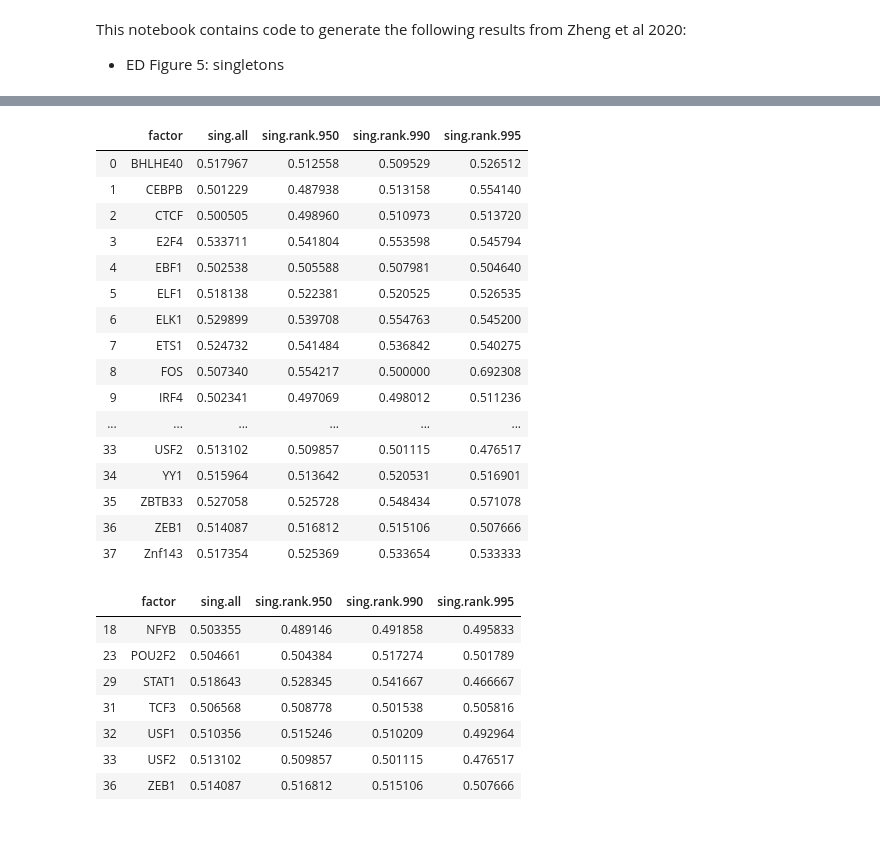
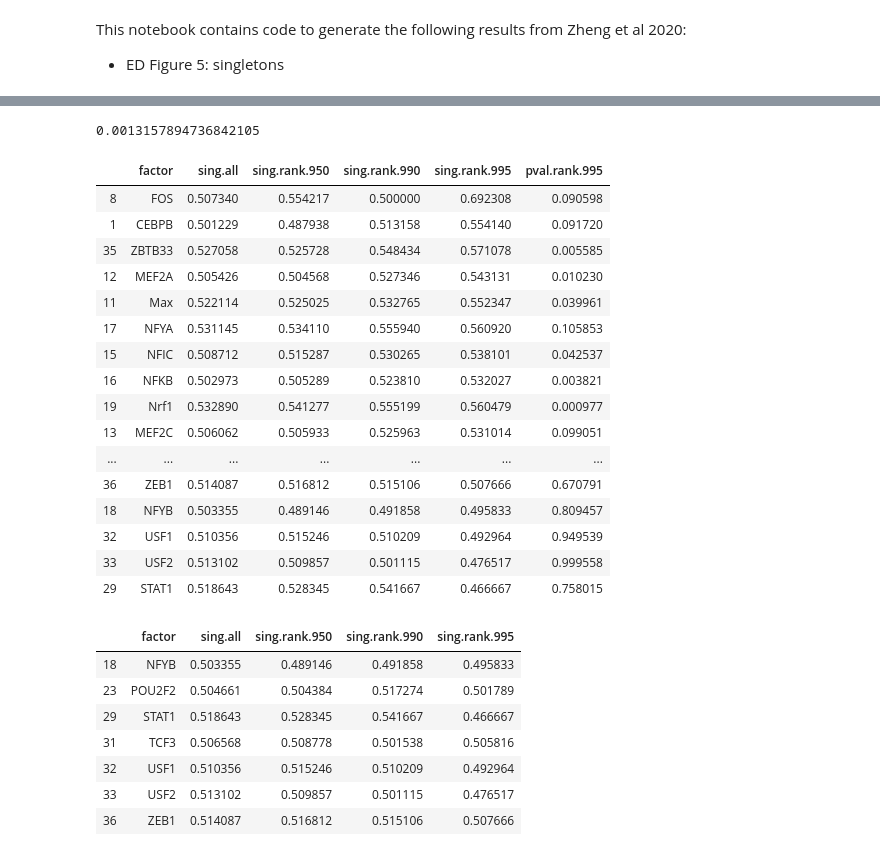
Before and after one commit to gymreklab/agent-bind-analyses, a Jupyter notebook: Figures-publish/AgentBind-ED-Figure5-Publish.ipynb, the cells around one changed output, grey strips where cells are left out. Drawn from its saved outputs; the diff is of its cells as text; code cells hidden in the pictures.

```diff
--- a/Figures-publish/AgentBind-ED-Figure5-Publish.ipynb
+++ b/Figures-publish/AgentBind-ED-Figure5-Publish.ipynb
@@ -100,26 +100,30 @@ for i in range(len(rank_perc)):
 results = pd.DataFrame(data, columns=cols)
 results["sing.all.err"] = results.apply(lambda x: np.sqrt(x["sing.all"]*(1-x["sing.all"])/x["n.all"]), 1)
 results["sing.core.err"] = results.apply(lambda x: np.sqrt(x["sing.core"]*(1-x["sing.core"])/x["n.core"]), 1)
+# %%
+0.05/results.shape[0] # adjusted p<0.05
+# %% [output]
+0.0013157894736842105
 # %%
-results[["factor","sing.all","sing.rank.950","sing.rank.990","sing.rank.995"]]
+results[["factor","sing.all","sing.rank.950","sing.rank.990","sing.rank.995","pval.rank.995"]]
 # %% [output]
-|  | factor | sing.all | sing.rank.950 | sing.rank.990 | sing.rank.995 |
-| 0 | BHLHE40 | 0.517967 | 0.512558 | 0.509529 | 0.526512 |
-| 1 | CEBPB | 0.501229 | 0.487938 | 0.513158 | 0.554140 |
-| 2 | CTCF | 0.500505 | 0.498960 | 0.510973 | 0.513720 |
-| 3 | E2F4 | 0.533711 | 0.541804 | 0.553598 | 0.545794 |
-| 4 | EBF1 | 0.502538 | 0.505588 | 0.507981 | 0.504640 |
-| 5 | ELF1 | 0.518138 | 0.522381 | 0.520525 | 0.526535 |
-| 6 | ELK1 | 0.529899 | 0.539708 | 0.554763 | 0.545200 |
-| 7 | ETS1 | 0.524732 | 0.541484 | 0.536842 | 0.540275 |
-| 8 | FOS | 0.507340 | 0.554217 | 0.500000 | 0.692308 |
-| 9 | IRF4 | 0.502341 | 0.497069 | 0.498012 | 0.511236 |
-| ... | ... | ... | ... | ... | ... |
-| 33 | USF2 | 0.513102 | 0.509857 | 0.501115 | 0.476517 |
-| 34 | YY1 | 0.515964 | 0.513642 | 0.520531 | 0.516901 |
-| 35 | ZBTB33 | 0.527058 | 0.525728 | 0.548434 | 0.571078 |
-| 36 | ZEB1 | 0.514087 | 0.516812 | 0.515106 | 0.507666 |
-| 37 | Znf143 | 0.517354 | 0.525369 | 0.533654 | 0.533333 |
+|  | factor | sing.all | sing.rank.950 | sing.rank.990 | sing.rank.995 | pval.rank.995 |
+| 8 | FOS | 0.507340 | 0.554217 | 0.500000 | 0.692308 | 0.090598 |
+| 1 | CEBPB | 0.501229 | 0.487938 | 0.513158 | 0.554140 | 0.091720 |
+| 35 | ZBTB33 | 0.527058 | 0.525728 | 0.548434 | 0.571078 | 0.005585 |
+| 12 | MEF2A | 0.505426 | 0.504568 | 0.527346 | 0.543131 | 0.010230 |
+| 11 | Max | 0.522114 | 0.525025 | 0.532765 | 0.552347 | 0.039961 |
+| 17 | NFYA | 0.531145 | 0.534110 | 0.555940 | 0.560920 | 0.105853 |
+| 15 | NFIC | 0.508712 | 0.515287 | 0.530265 | 0.538101 | 0.042537 |
+| 16 | NFKB | 0.502973 | 0.505289 | 0.523810 | 0.532027 | 0.003821 |
+| 19 | Nrf1 | 0.532890 | 0.541277 | 0.555199 | 0.560479 | 0.000977 |
+| 13 | MEF2C | 0.506062 | 0.505933 | 0.525963 | 0.531014 | 0.099051 |
+| ... | ... | ... | ... | ... | ... | ... |
+| 36 | ZEB1 | 0.514087 | 0.516812 | 0.515106 | 0.507666 | 0.670791 |
+| 18 | NFYB | 0.503355 | 0.489146 | 0.491858 | 0.495833 | 0.809457 |
+| 32 | USF1 | 0.510356 | 0.515246 | 0.510209 | 0.492964 | 0.949539 |
+| 33 | USF2 | 0.513102 | 0.509857 | 0.501115 | 0.476517 | 0.999558 |
+| 29 | STAT1 | 0.518643 | 0.528345 | 0.541667 | 0.466667 | 0.758015 |
 # %%
 results[["factor","sing.all","sing.rank.950","sing.rank.990","sing.rank.995"]][results["sing.all"]> results["sing.rank.995"]]
 # %% [output]
```
Also changed, not shown: parts of 2 cells of this notebook.
